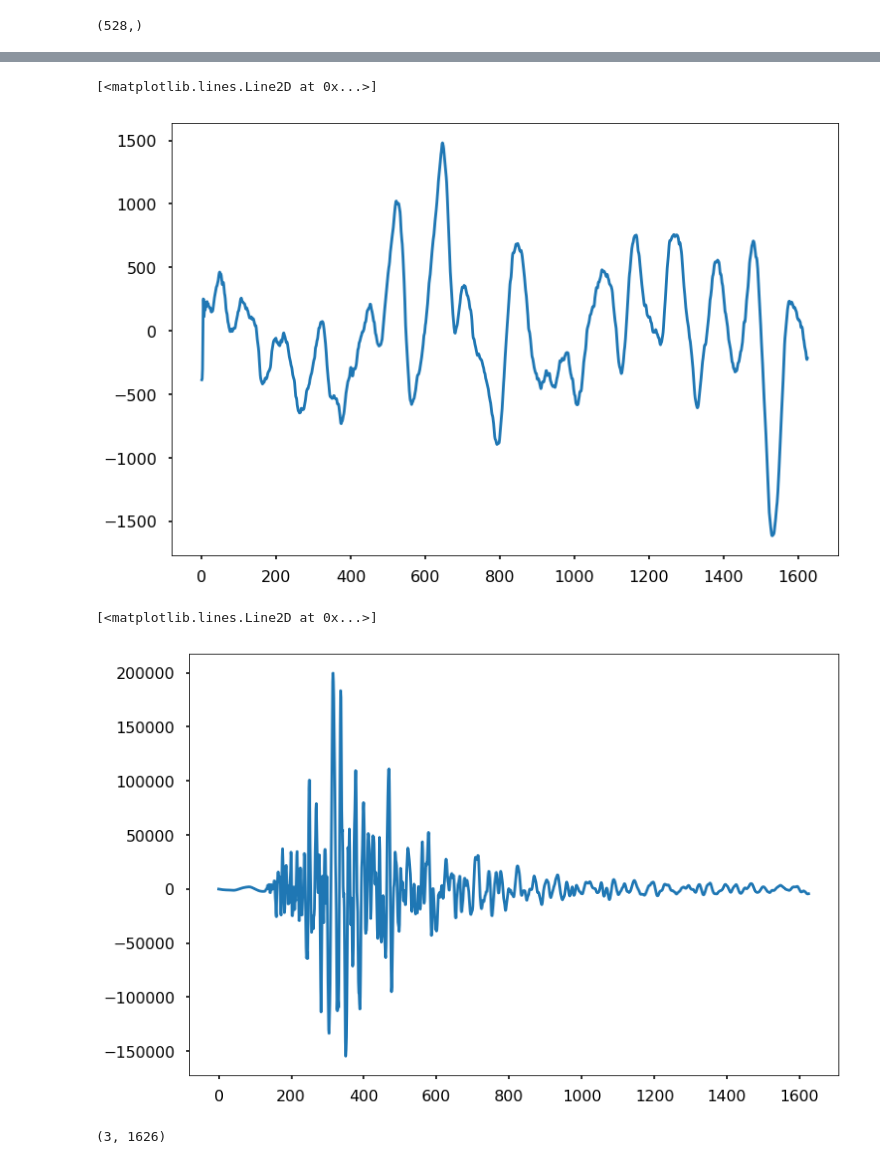
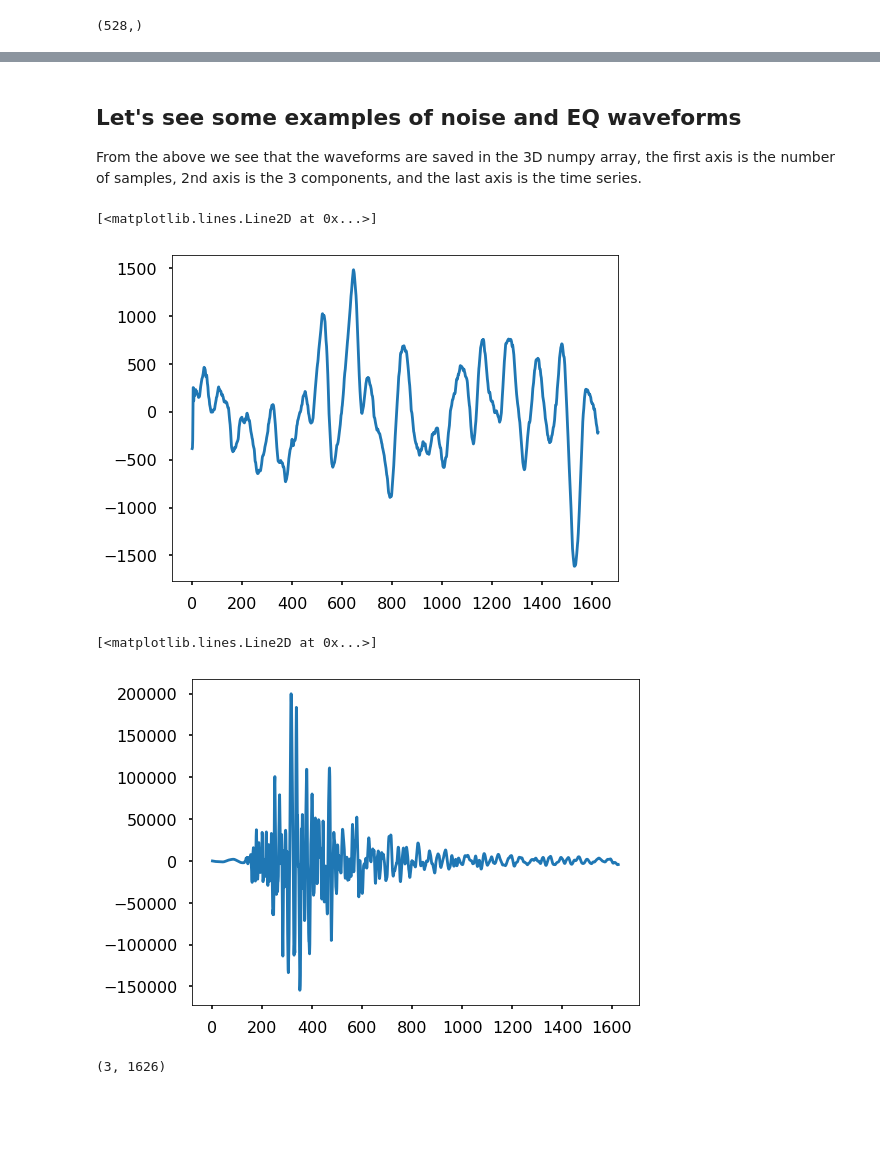
Before and after one commit to qingkaikong/SSA_Machine_Learning_2019, a Jupyter notebook: notebooks/04_classification_examples.ipynb, the cells around one changed output, grey strips where cells are left out. Cells and saved outputs as stored; diff of their text form; code cells hidden in the pictures; blank space fills up the shorter version.

Commit message:
first version done

```diff
--- a/notebooks/04_classification_examples.ipynb
+++ b/notebooks/04_classification_examples.ipynb
@@ -65,17 +98,21 @@ y.shape
+# %% [markdown]
+## Let's see some examples of noise and EQ waveforms
+
+From the above we see that the waveforms are saved in the 3D numpy array, the first axis is the number of samples, 2nd axis is the 3 components, and the last axis is the time series.
 # %%
 # Noise
-plt.figure(figsize = (12, 8))
+plt.figure(figsize = (8, 6))
 plt.plot(waveforms[2, 1, :])
 # %% [output]
 [<matplotlib.lines.Line2D at 0x...>]
-[figure, old version]
+[figure, new version]
 # %%
 # EQ
-plt.figure(figsize = (12, 8))
+plt.figure(figsize = (8, 6))
 plt.plot(waveforms[31, 1, :])
 # %% [output]
 [<matplotlib.lines.Line2D at 0x...>]
-[figure, old version]
+[figure, new version]
 # %%
 waveforms[31, :, :].shape
 # %% [output]
```
Also changed, not shown: parts of 37 cells of this notebook.
